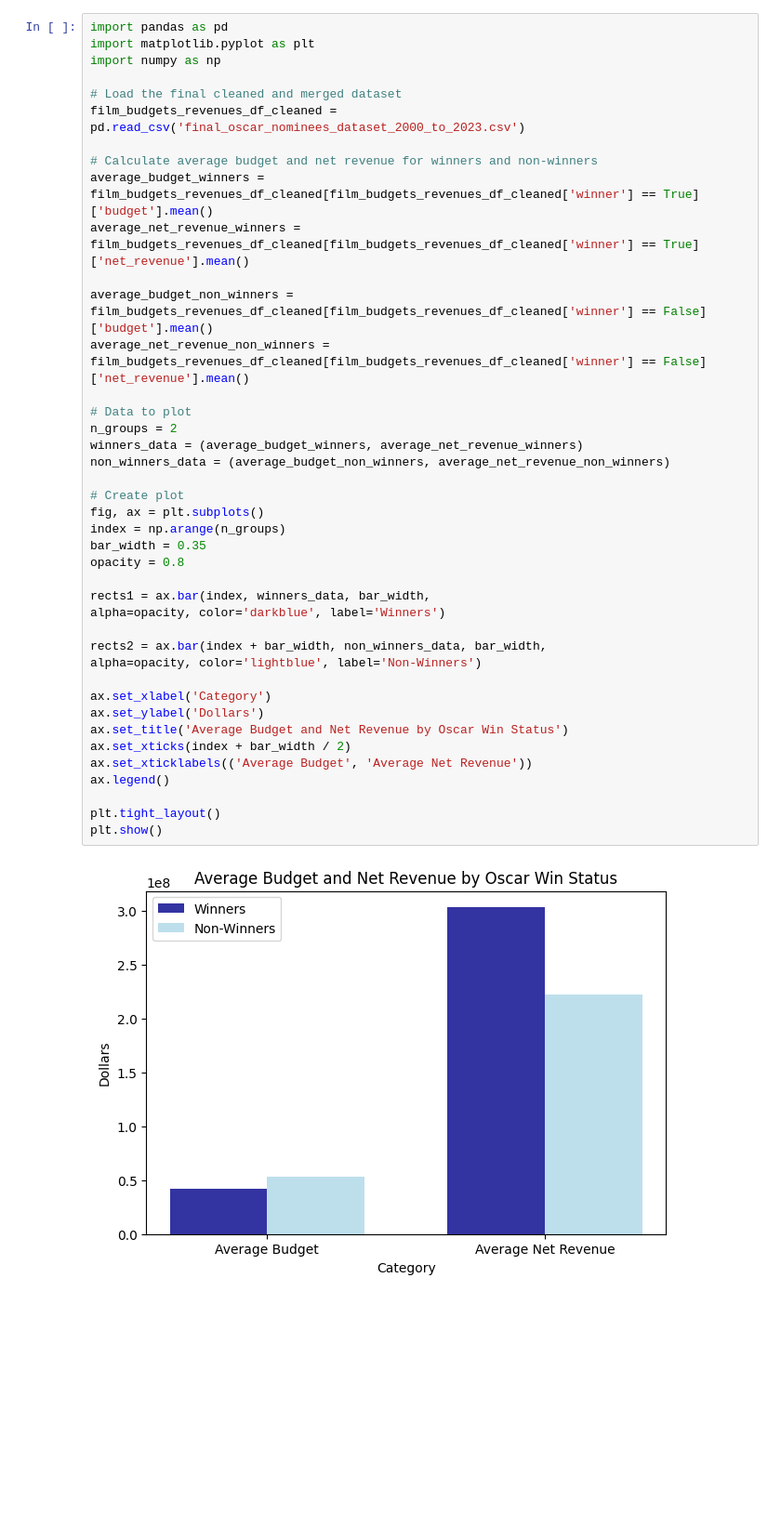
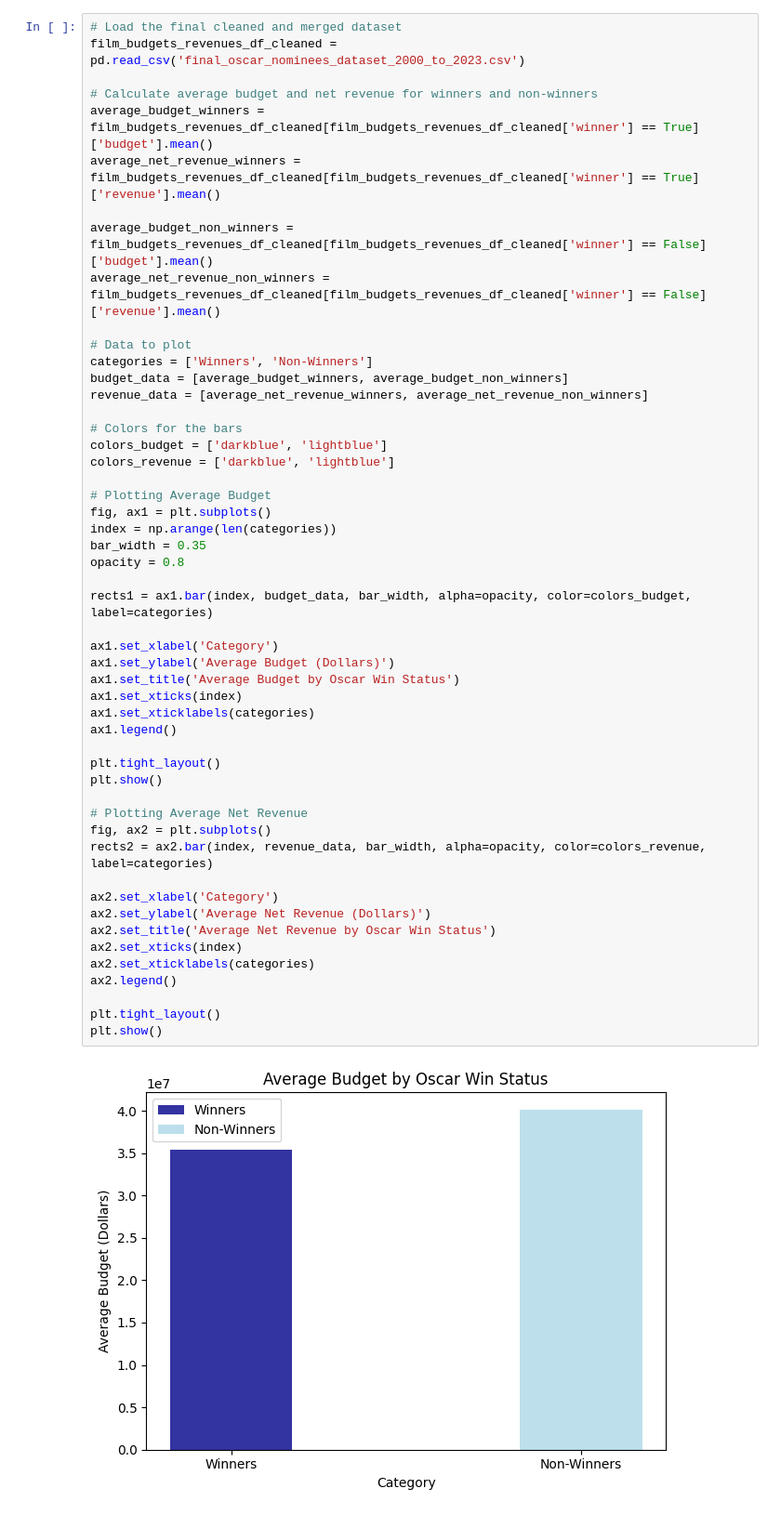
Before and after one commit to kellyegorman/oscar-data, a Jupyter notebook: data/budget.ipynb, the cells around one changed output. Shown at 93% size. Drawn from its saved outputs; the diff is of its cells as text; blank space fills up the shorter version.

```diff
--- a/data/budget.ipynb
+++ b/data/budget.ipynb
@@ -67,43 +76,53 @@ display(file)
 # %%
-import pandas as pd
-import matplotlib.pyplot as plt
-import numpy as np
-
 # Load the final cleaned and merged dataset
 film_budgets_revenues_df_cleaned = pd.read_csv('final_oscar_nominees_dataset_2000_to_2023.csv')
 
 # Calculate average budget and net revenue for winners and non-winners
 average_budget_winners = film_budgets_revenues_df_cleaned[film_budgets_revenues_df_cleaned['winner'] == True]['budget'].mean()
-average_net_revenue_winners = film_budgets_revenues_df_cleaned[film_budgets_revenues_df_cleaned['winner'] == True]['net_revenue'].mean()
+average_net_revenue_winners = film_budgets_revenues_df_cleaned[film_budgets_revenues_df_cleaned['winner'] == True]['revenue'].mean()
 
 average_budget_non_winners = film_budgets_revenues_df_cleaned[film_budgets_revenues_df_cleaned['winner'] == False]['budget'].mean()
-average_net_revenue_non_winners = film_budgets_revenues_df_cleaned[film_budgets_revenues_df_cleaned['winner'] == False]['net_revenue'].mean()
+average_net_revenue_non_winners = film_budgets_revenues_df_cleaned[film_budgets_revenues_df_cleaned['winner'] == False]['revenue'].mean()
 
 # Data to plot
-n_groups = 2
-winners_data = (average_budget_winners, average_net_revenue_winners)
-non_winners_data = (average_budget_non_winners, average_net_revenue_non_winners)
+categories = ['Winners', 'Non-Winners']
+budget_data = [average_budget_winners, average_budget_non_winners]
+revenue_data = [average_net_revenue_winners, average_net_revenue_non_winners]
 
-# Create plot
-fig, ax = plt.subplots()
-index = np.arange(n_groups)
+# Colors for the bars
+colors_budget = ['darkblue', 'lightblue']
+colors_revenue = ['darkblue', 'lightblue']
+
+# Plotting Average Budget
+fig, ax1 = plt.subplots()
+index = np.arange(len(categories))
 bar_width = 0.35
 opacity = 0.8
 
-rects1 = ax.bar(index, winners_data, bar_width,
-alpha=opacity, color='darkblue', label='Winners')
+rects1 = ax1.bar(index, budget_data, bar_width, alpha=opacity, color=colors_budget, label=categories)
 
-rects2 = ax.bar(index + bar_width, non_winners_data, bar_width,
-alpha=opacity, color='lightblue', label='Non-Winners')
-
-ax.set_xlabel('Category')
-ax.set_ylabel('Dollars')
-ax.set_title('Average Budget and Net Revenue by Oscar Win Status')
-ax.set_xticks(index + bar_width / 2)
-ax.set_xticklabels(('Average Budget', 'Average Net Revenue'))
-ax.legend()
+ax1.set_xlabel('Category')
+ax1.set_ylabel('Average Budget (Dollars)')
+ax1.set_title('Average Budget by Oscar Win Status')
+ax1.set_xticks(index)
+ax1.set_xticklabels(categories)
+ax1.legend()
 
 plt.tight_layout()
 plt.show()
+
+# Plotting Average Net Revenue
+fig, ax2 = plt.subplots()
+rects2 = ax2.bar(index, revenue_data, bar_width, alpha=opacity, color=colors_revenue, label=categories)
+
+ax2.set_xlabel('Category')
+ax2.set_ylabel('Average Net Revenue (Dollars)')
+ax2.set_title('Average Net Revenue by Oscar Win Status')
+ax2.set_xticks(index)
+ax2.set_xticklabels(categories)
+ax2.legend()
+
+plt.tight_layout()
+plt.show()
 # %% [output]
-[figure, old version]
+[figure, new version]
```
Also changed, not shown: parts of 17 cells of this notebook, 4 other files.
